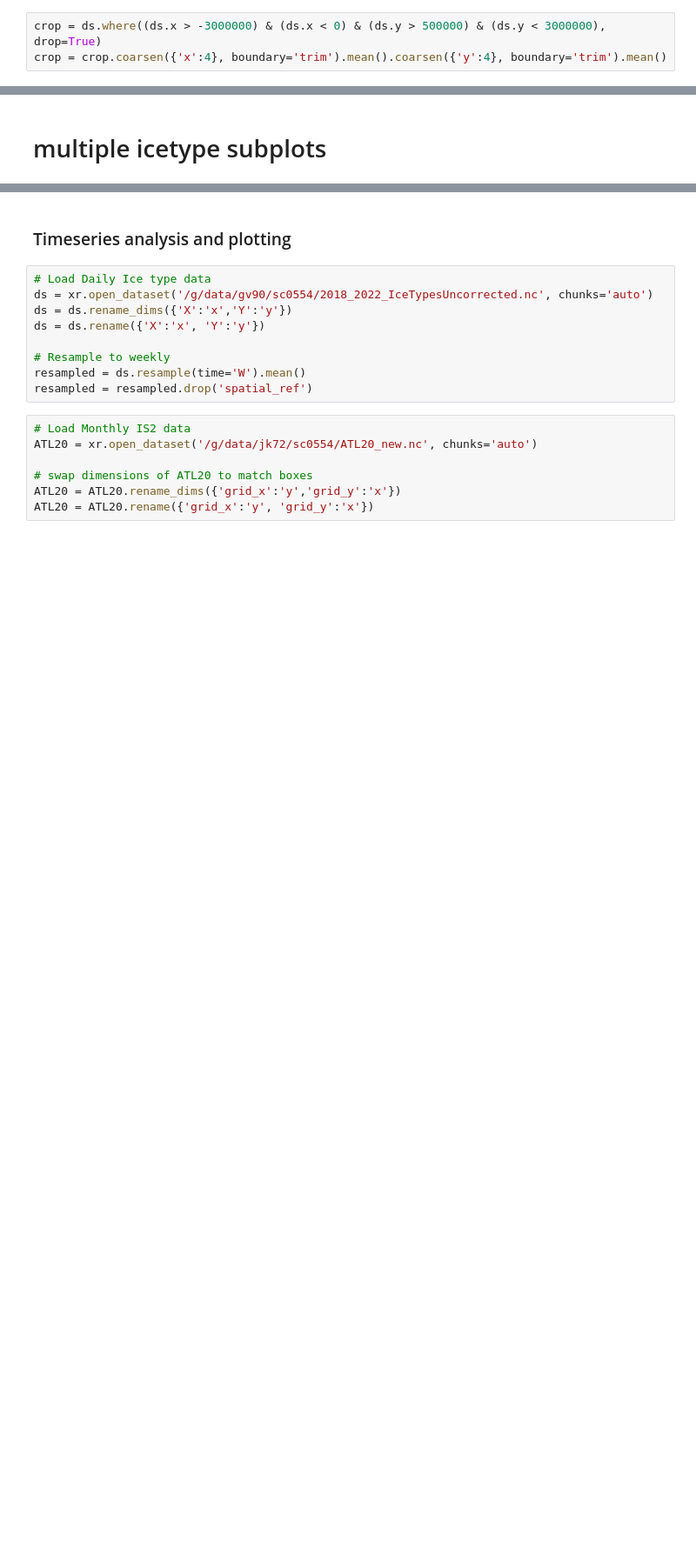
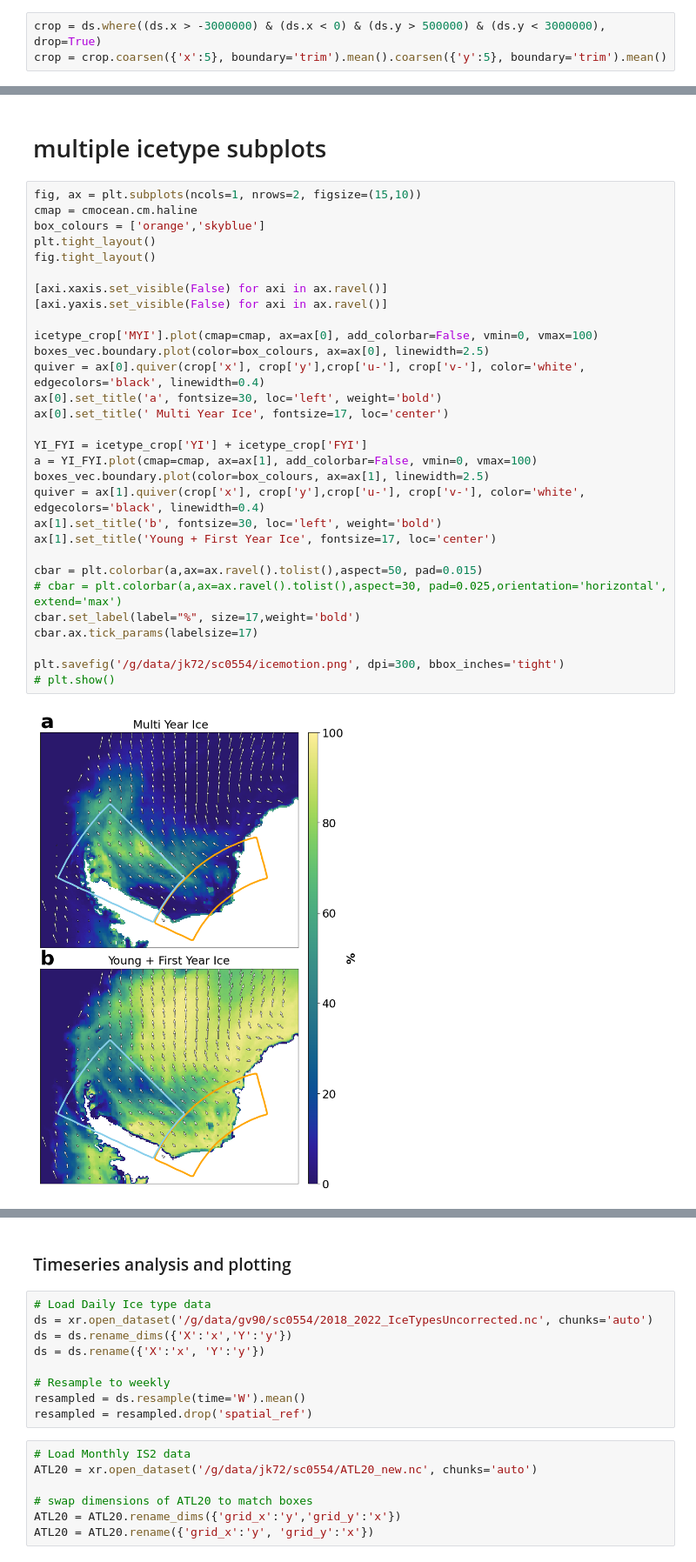
Before and after one commit to ICESAT-2HackWeek/floes, a Jupyter notebook: contributors/smtc/icemotion_icetype_figure.ipynb, the cells around one changed output, grey strips where cells are left out. Shown at 87% size. Saved outputs shown, nothing was run; the diff lists cells and outputs as text; blank space fills up the shorter version.

```diff
--- a/contributors/smtc/icemotion_icetype_figure.ipynb
+++ b/contributors/smtc/icemotion_icetype_figure.ipynb
@@ -36,7 +38,7 @@ ds = ds.rename({'u':'u-','v':'v-'})
 ds = ds.mean(dim='month')
 # %%
 crop = ds.where((ds.x > -3000000) & (ds.x < 0) & (ds.y > 500000) & (ds.y < 3000000), drop=True)
-crop = crop.coarsen({'x':4}, boundary='trim').mean().coarsen({'y':4}, boundary='trim').mean()
+crop = crop.coarsen({'x':5}, boundary='trim').mean().coarsen({'y':5}, boundary='trim').mean()
 # %% [markdown]
 ### 3 month mean MYI - 2019
 # %%
@@ -48,5 +51,37 @@ icetype_crop = icetype_crop.drop('spatial_ref')
 # %% [markdown]
 # multiple icetype subplots
+# %%
+fig, ax = plt.subplots(ncols=1, nrows=2, figsize=(15,10))
+cmap = cmocean.cm.haline
+box_colours = ['orange','skyblue']
+plt.tight_layout()
+fig.tight_layout()
+
+[axi.xaxis.set_visible(False) for axi in ax.ravel()]
+[axi.yaxis.set_visible(False) for axi in ax.ravel()]
+
+icetype_crop['MYI'].plot(cmap=cmap, ax=ax[0], add_colorbar=False, vmin=0, vmax=100)
+boxes_vec.boundary.plot(color=box_colours, ax=ax[0], linewidth=2.5)
+quiver = ax[0].quiver(crop['x'], crop['y'],crop['u-'], crop['v-'], color='white', edgecolors='black', linewidth=0.4)
+ax[0].set_title('a', fontsize=30, loc='left', weight='bold')
+ax[0].set_title(' Multi Year Ice', fontsize=17, loc='center')
+
+YI_FYI = icetype_crop['YI'] + icetype_crop['FYI']
+a = YI_FYI.plot(cmap=cmap, ax=ax[1], add_colorbar=False, vmin=0, vmax=100)
+boxes_vec.boundary.plot(color=box_colours, ax=ax[1], linewidth=2.5)
+quiver = ax[1].quiver(crop['x'], crop['y'],crop['u-'], crop['v-'], color='white', edgecolors='black', linewidth=0.4)
+ax[1].set_title('b', fontsize=30, loc='left', weight='bold')
+ax[1].set_title('Young + First Year Ice', fontsize=17, loc='center')
+
+cbar = plt.colorbar(a,ax=ax.ravel().tolist(),aspect=50, pad=0.015)
+# cbar = plt.colorbar(a,ax=ax.ravel().tolist(),aspect=30, pad=0.025,orientation='horizontal', extend='max')
+cbar.set_label(label="%", size=17,weight='bold')
+cbar.ax.tick_params(labelsize=17)
+
+plt.savefig('/g/data/jk72/sc0554/icemotion.png', dpi=300, bbox_inches='tight')
+# plt.show()
+# %% [output]
+[figure, added]
 # %%
 fig, ax = plt.subplots(ncols=2, nrows=2, figsize=(15,10))
 cmap = cmocean.cm.haline
```
Also changed, not shown: parts of 10 cells of this notebook, 11 other files.
